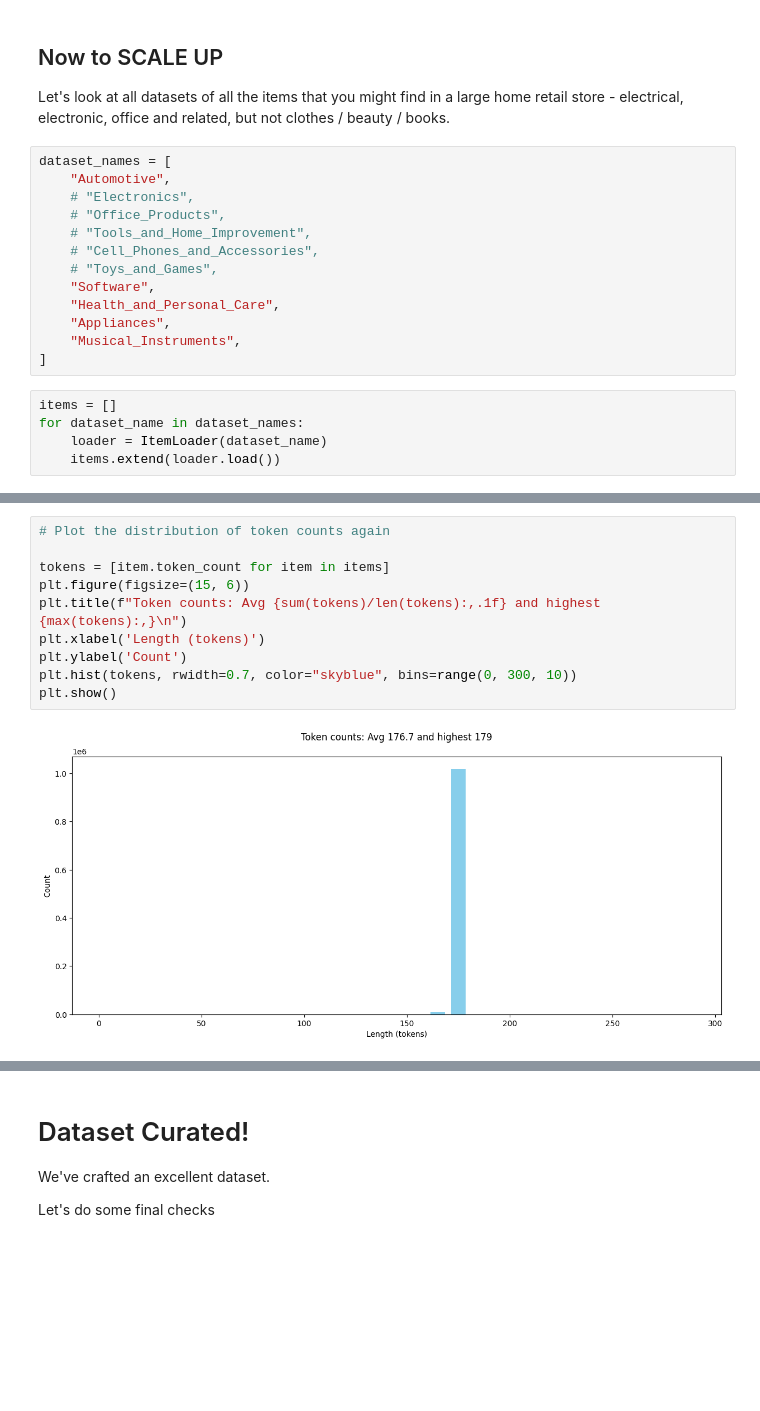
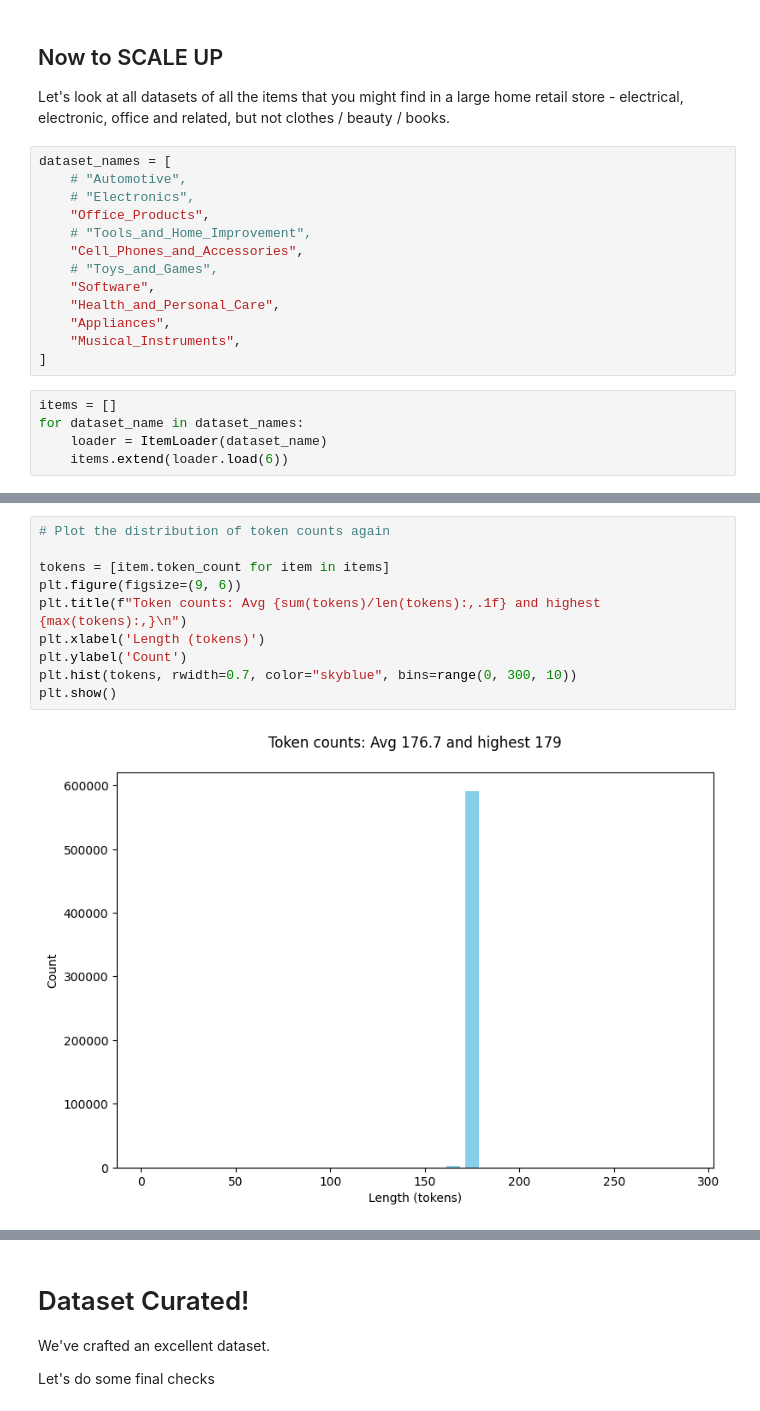
Before and after one commit to christseng89/llm_engineering, a Jupyter notebook: week6/day2.lite.ipynb, the cells around one changed output, grey strips where cells are left out. Cells and saved outputs as stored; diff of their text form; blank space fills up the shorter version.

```diff
--- a/week6/day2.lite.ipynb
+++ b/week6/day2.lite.ipynb
@@ -58,11 +58,11 @@ Look in loaders.py - there's some useful code to make life easier for us
 Let's look at all datasets of all the items that you might find in a large home retail store - electrical, electronic, office and related, but not clothes / beauty / books.
 # %%
 dataset_names = [
-    "Automotive",
+    # "Automotive",
     # "Electronics",
-    # "Office_Products",
+    "Office_Products",
     # "Tools_and_Home_Improvement",
-    # "Cell_Phones_and_Accessories",
+    "Cell_Phones_and_Accessories",
     # "Toys_and_Games",
     "Software",
     "Health_and_Personal_Care",
@@ -73,5 +73,5 @@ dataset_names = [
 items = []
 for dataset_name in dataset_names:
     loader = ItemLoader(dataset_name)
-    items.extend(loader.load())
+    items.extend(loader.load(6))
 # %% [output]
@@ -96,15 +101,15 @@ A grand total of 1,026,368 items
 # %%
 # Plot the distribution of token counts again
 
 tokens = [item.token_count for item in items]
-plt.figure(figsize=(15, 6))
+plt.figure(figsize=(9, 6))
 plt.title(f"Token counts: Avg {sum(tokens)/len(tokens):,.1f} and highest {max(tokens):,}\n")
 plt.xlabel('Length (tokens)')
 plt.ylabel('Count')
 plt.hist(tokens, rwidth=0.7, color="skyblue", bins=range(0, 300, 10))
 plt.show()
 # %% [output]
-[figure, old version]
+[figure, new version]
 # %%
 # Plot the distribution of prices
 
```
Also changed, not shown: parts of 24 cells of this notebook, 4 other files.
